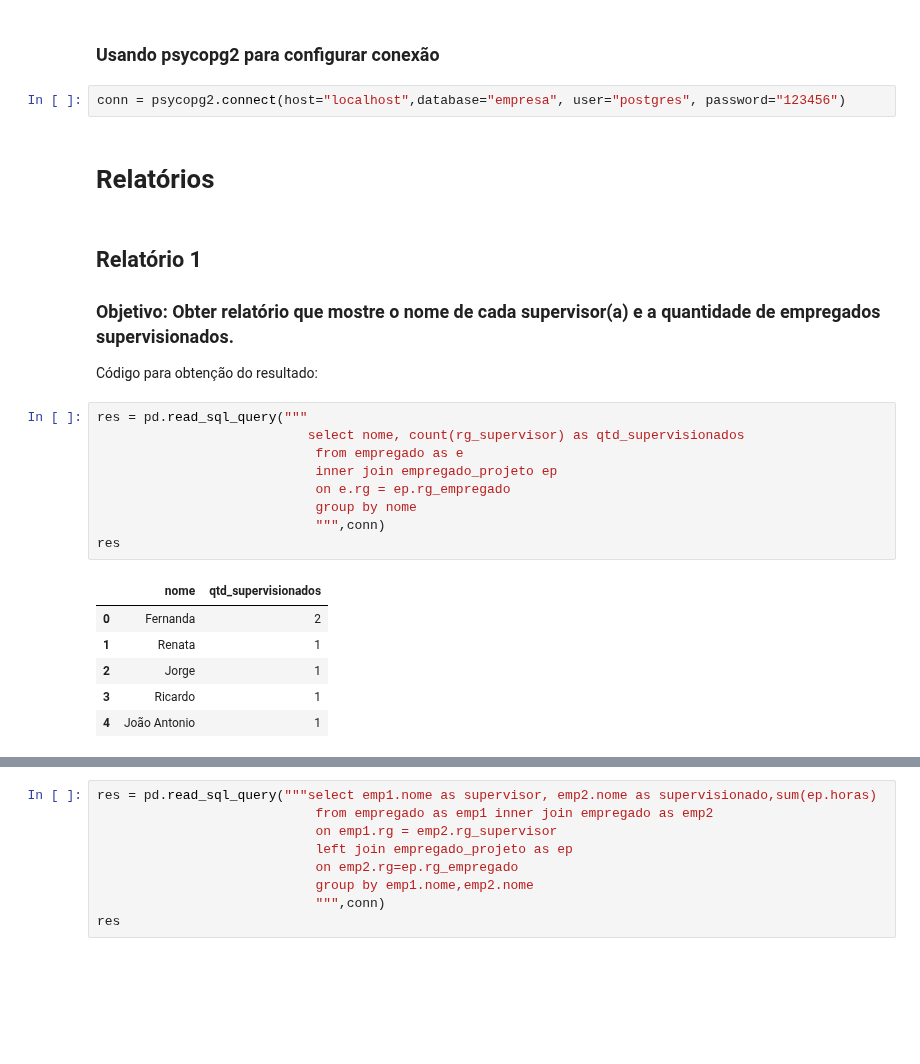
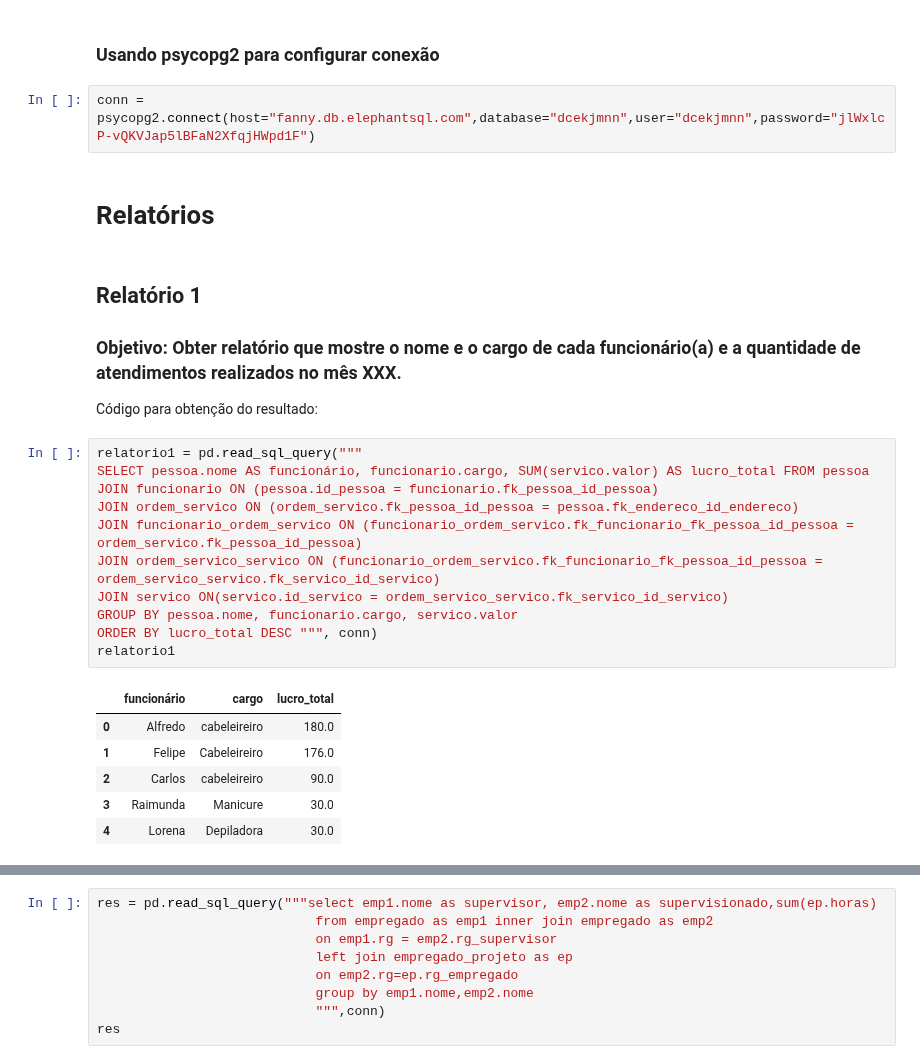
Before and after one commit to Julymusso/Template_Trab_BD1_2020, a Jupyter notebook: BD1_Relatorios_BarbeariaGourmet.ipynb, the cells around one changed output, grey strips where cells are left out. Drawn from its saved outputs; the diff is of its cells as text; blank space fills up the shorter version.

```diff
--- a/BD1_Relatorios_BarbeariaGourmet.ipynb
+++ b/BD1_Relatorios_BarbeariaGourmet.ipynb
@@ -18,27 +18,29 @@ import psycopg2
 # %% [markdown]
 ### Usando psycopg2 para configurar conexão
 # %%
-conn = psycopg2.connect(host="localhost",database="empresa", user="postgres", password="123456")
+conn = psycopg2.connect(host="fanny.db.elephantsql.com",database="dcekjmnn",user="dcekjmnn",password="jlWxlcP-vQKVJap5lBFaN2XfqjHWpd1F")
 # %% [markdown]
 # Relatórios
 # %% [markdown]
 ## Relatório 1
-### Objetivo: Obter relatório que mostre o nome de cada supervisor(a) e a quantidade de empregados supervisionados.
+### Objetivo: Obter relatório que mostre o nome e o cargo de cada funcionário(a) e a quantidade de atendimentos realizados no mês XXX.
 Código para obtenção do resultado:
-# %%
-res = pd.read_sql_query("""
-                           select nome, count(rg_supervisor) as qtd_supervisionados
-                            from empregado as e
-                            inner join empregado_projeto ep
-                            on e.rg = ep.rg_empregado
-                            group by nome
-                            """,conn)
-res
-# %% [output]
-|  | nome | qtd_supervisionados |
-| 0 | Fernanda | 2 |
-| 1 | Renata | 1 |
-| 2 | Jorge | 1 |
-| 3 | Ricardo | 1 |
-| 4 | João Antonio | 1 |
+# %%
+relatorio1 = pd.read_sql_query("""
+SELECT pessoa.nome AS funcionário, funcionario.cargo, SUM(servico.valor) AS lucro_total FROM pessoa
+JOIN funcionario ON (pessoa.id_pessoa = funcionario.fk_pessoa_id_pessoa)
+JOIN ordem_servico ON (ordem_servico.fk_pessoa_id_pessoa = pessoa.fk_endereco_id_endereco)
+JOIN funcionario_ordem_servico ON (funcionario_ordem_servico.fk_funcionario_fk_pessoa_id_pessoa = ordem_servico.fk_pessoa_id_pessoa)
+JOIN ordem_servico_servico ON (funcionario_ordem_servico.fk_funcionario_fk_pessoa_id_pessoa = ordem_servico_servico.fk_servico_id_servico)
+JOIN servico ON(servico.id_servico = ordem_servico_servico.fk_servico_id_servico)
+GROUP BY pessoa.nome, funcionario.cargo, servico.valor
+ORDER BY lucro_total DESC """, conn)
+relatorio1
+# %% [output]
+|  | funcionário | cargo | lucro_total |
+| 0 | Alfredo | cabeleireiro | 180.0 |
+| 1 | Felipe | Cabeleireiro | 176.0 |
+| 2 | Carlos | cabeleireiro | 90.0 |
+| 3 | Raimunda | Manicure | 30.0 |
+| 4 | Lorena | Depiladora | 30.0 |
 # %%
```
Also changed, not shown: parts of 9 cells of this notebook.
